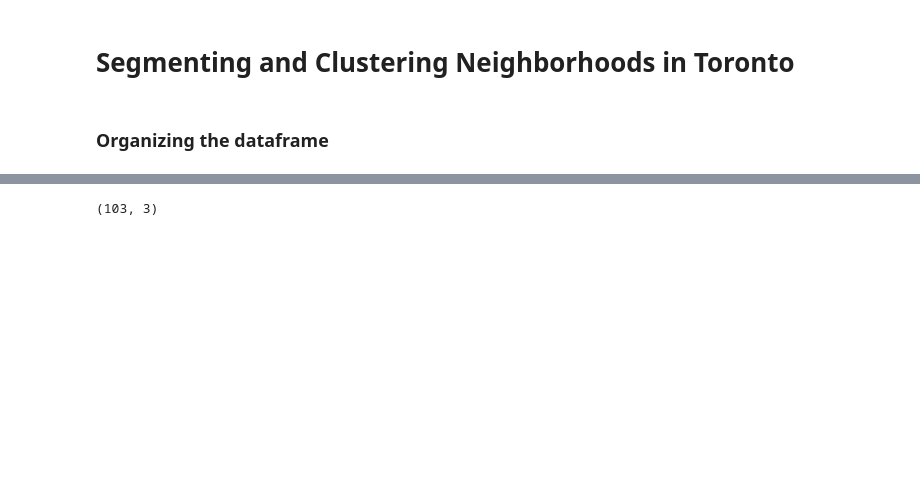
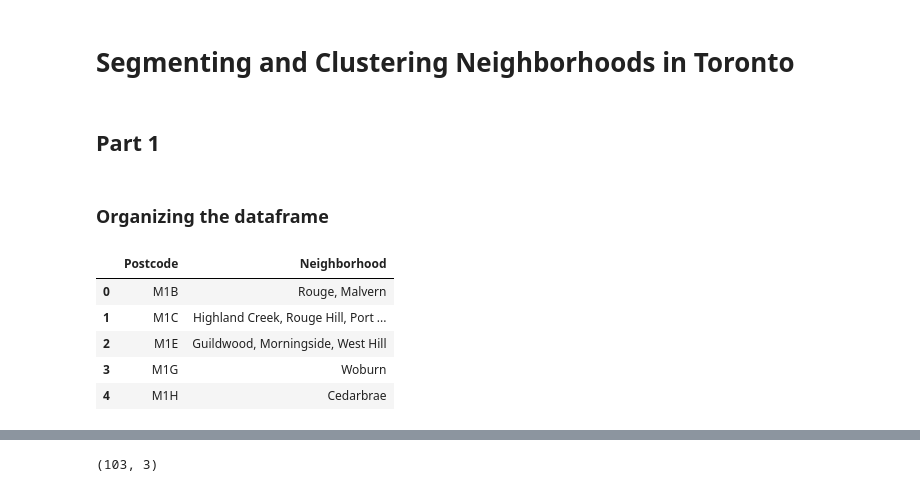
Before and after one commit to Jubileerols/Coursera_Capstone, a Jupyter notebook: segmenting_and_clustering_neighborhoods_totonto.ipynb, the cells around one changed output, grey strips where cells are left out. Saved outputs shown, nothing was run; the diff lists cells and outputs as text; code cells hidden in the pictures; blank space fills up the shorter version.

```diff
--- a/segmenting_and_clustering_neighborhoods_totonto.ipynb
+++ b/segmenting_and_clustering_neighborhoods_totonto.ipynb
@@ -1,5 +1,7 @@
 # %% [markdown]
 # Segmenting and Clustering Neighborhoods in Toronto
+# %% [markdown]
+## Part 1
 # %% [markdown]
 ### Organizing the dataframe
 # %%
@@ -11,14 +13,22 @@ import requests
 # %%
 dataset = pd.read_html('https://en.wikipedia.org/wiki/List_of_postal_codes_of_Canada:_M')[0]
 dataset = dataset[dataset['Borough'] != 'Not assigned']
 dataset.reset_index(drop = True, inplace = True)
 
 ind = dataset[dataset.Neighbourhood == 'Not assigned'].index
 for index in ind:
     dataset['Neighbourhood'][index] = dataset['Borough'][index]
     del(index)
 
-df_grp = dataset.groupby('Postcode')['Neighbourhood'].apply(list).reset_index(name='Neighborhood')
+df_grp = dataset.groupby('Postcode')['Neighbourhood'].apply(', '.join).reset_index(name='Neighborhood')
+df_grp.head()
+# %% [output]
+|  | Postcode | Neighborhood |
+| 0 | M1B | Rouge, Malvern |
+| 1 | M1C | Highland Creek, Rouge Hill, Port ... |
+| 2 | M1E | Guildwood, Morningside, West Hill |
+| 3 | M1G | Woburn |
+| 4 | M1H | Cedarbrae |
 # %%
 borough_list = []
 for i in range(df_grp.shape[0]):
```
Also changed, not shown: parts of 11 cells of this notebook.
